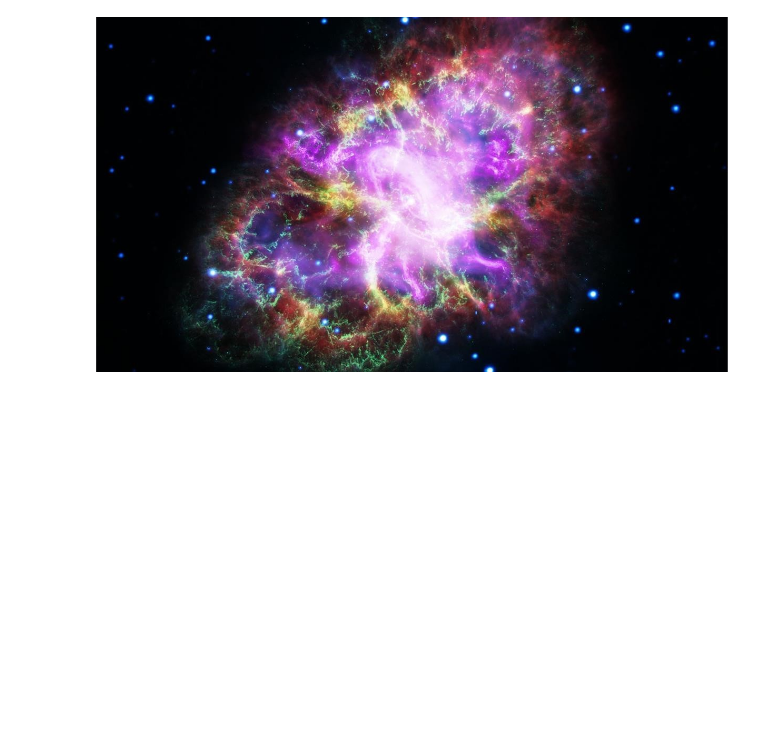
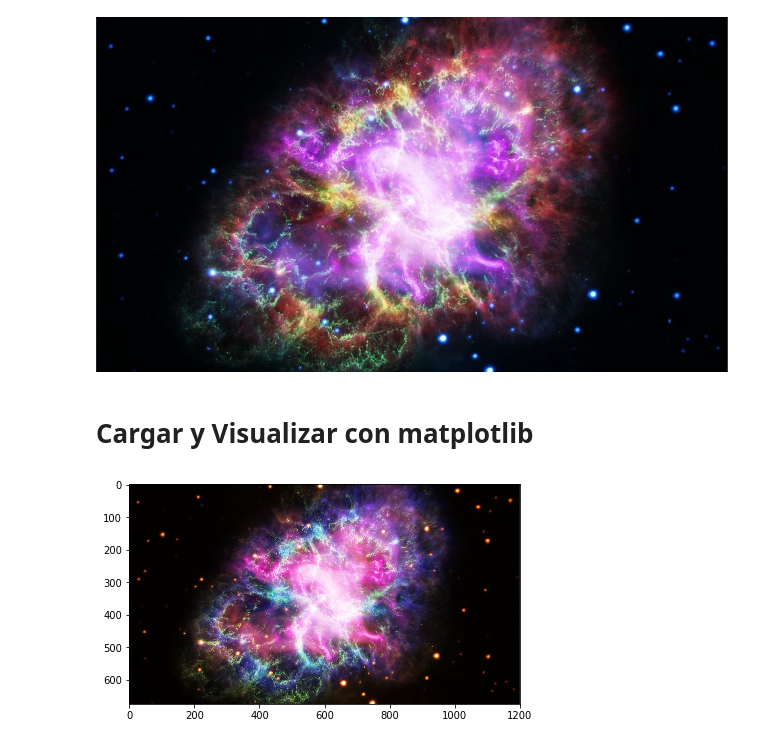
Before and after one commit to camilo520/ProcesamientoImagen, a Jupyter notebook: Clase1.ipynb, the cells around one changed output. Saved outputs shown, nothing was run; the diff lists cells and outputs as text; code cells hidden in the pictures; blank space fills up the shorter version.

```diff
--- a/Clase1.ipynb
+++ b/Clase1.ipynb
@@ -30,3 +30,15 @@ img = cv2.imread('/content/drive/My Drive/ProcesamientoImagen/ciencia-del-univer
 cv2_imshow(img)
 # %% [output]
 [figure]
+# %% [markdown]
+# **Cargar y Visualizar con matplotlib**
+# %%
+#leeer una imagen
+#principio of least
+img_BGR=cv2.imread('/content/drive/My Drive/ProcesamientoImagen/ciencia-del-universo-1530540262286.jpg', cv2.IMREAD_COLOR)
+
+plt.figure(figsize=(7,7))
+plt.imshow(img_BGR)
+plt.show()
+# %% [output]
+[figure, added]
```
